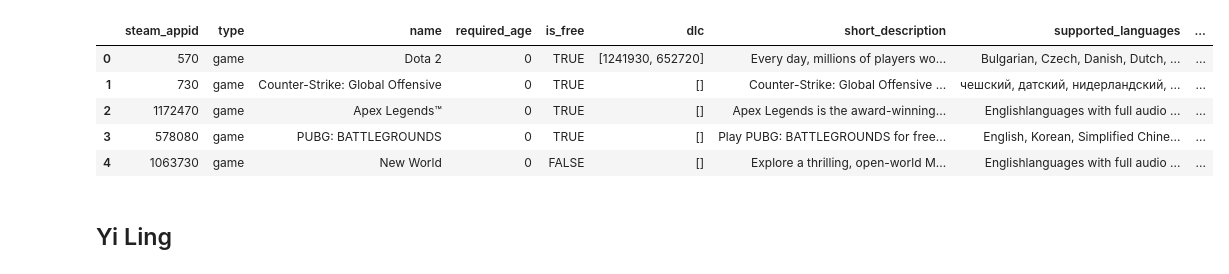
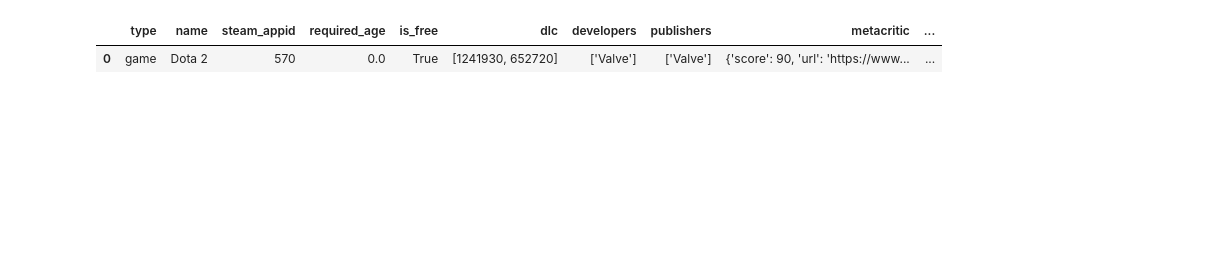
Before and after one commit to kYuXian/is4242-project, a Jupyter notebook: Project Code/steam_store_cleaning.ipynb, the cells around one changed output. Saved outputs shown, nothing was run; the diff lists cells and outputs as text; code cells hidden in the pictures; blank space fills up the shorter version.

```diff
--- a/Project Code/steam_store_cleaning.ipynb
+++ b/Project Code/steam_store_cleaning.ipynb
@@ -274,3 +70,0 @@ import regex as re
-# %%
-df['supported_languages'] = df['supported_languages'].apply(lambda x: re.sub(r'<.*>', '', x) if type(x) == str else '')
-df.head()
@@ -283,0 +73,4 @@ df.head()
+# %%
+# Replace name with blank string
+df['name'] = df['name'].fillna('')
+df['name'].isnull().sum()
@@ -283,0 +81,4 @@ df.head()
+# %%
+# Replace NaN with empty list
+df['dlc'] = df['dlc'].fillna('[]')
+df['dlc'][:5]
@@ -283,0 +94,4 @@ df.head()
+# %%
+# Replace NaN with empty list
+df['developers'] = df['developers'].fillna('[]')
+df['developers'][:5]
@@ -310,20 +135,16 @@ res = df['platforms'].apply(fix_platforms)
 # %%
 windows = []
 mac = []
 linux = []
 for tup in res:
     windows.append(tup[0])
     mac.append(tup[1])
     linux.append(tup[2])
 df['windows'] = windows
 df['mac'] = mac
 df['linux'] = linux
 df = df.drop('platforms', axis = 1)
-df.head()
+df.loc[[0]]
 # %% [output]
-|  | steam_appid | type | name | required_age | is_free | dlc | short_description | supported_languages | ... |
-| 0 | 570 | game | Dota 2 | 0 | TRUE | [1241930, 652720] | Every day, millions of players wo... | Bulgarian, Czech, Danish, Dutch, ... | ... |
-| 1 | 730 | game | Counter-Strike: Global Offensive | 0 | TRUE | [] | Counter-Strike: Global Offensive ... | чешский, датский, нидерландский, ... | ... |
-| 2 | 1172470 | game | Apex Legends™ | 0 | TRUE | [] | Apex Legends is the award-winning... | Englishlanguages with full audio ... | ... |
-| 3 | 578080 | game | PUBG: BATTLEGROUNDS | 0 | TRUE | [] | Play PUBG: BATTLEGROUNDS for free... | English, Korean, Simplified Chine... | ... |
-| 4 | 1063730 | game | New World | 0 | FALSE | [] | Explore a thrilling, open-world M... | Englishlanguages with full audio ... | ... |
+|  | type | name | steam_appid | required_age | is_free | dlc | developers | publishers | metacritic | ... |
+| 0 | game | Dota 2 | 570 | 0.0 | True | [1241930, 652720] | ['Valve'] | ['Valve'] | {'score': 90, 'url': 'https://www... | ... |
@@ -332,2 +150,0 @@ data = df.copy()
-# %% [markdown]
-## Yi Ling
```
Also changed, not shown: parts of 77 cells of this notebook, 10 other files.
